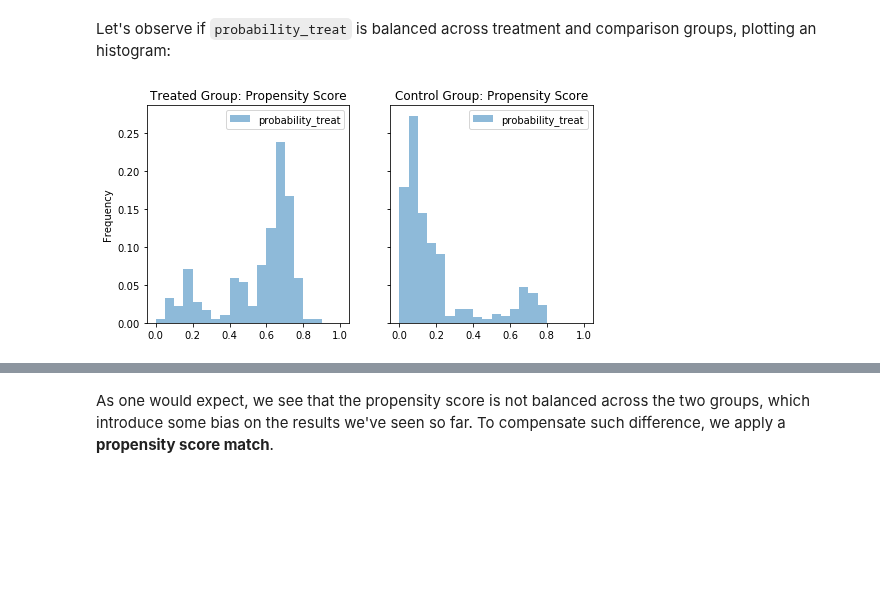
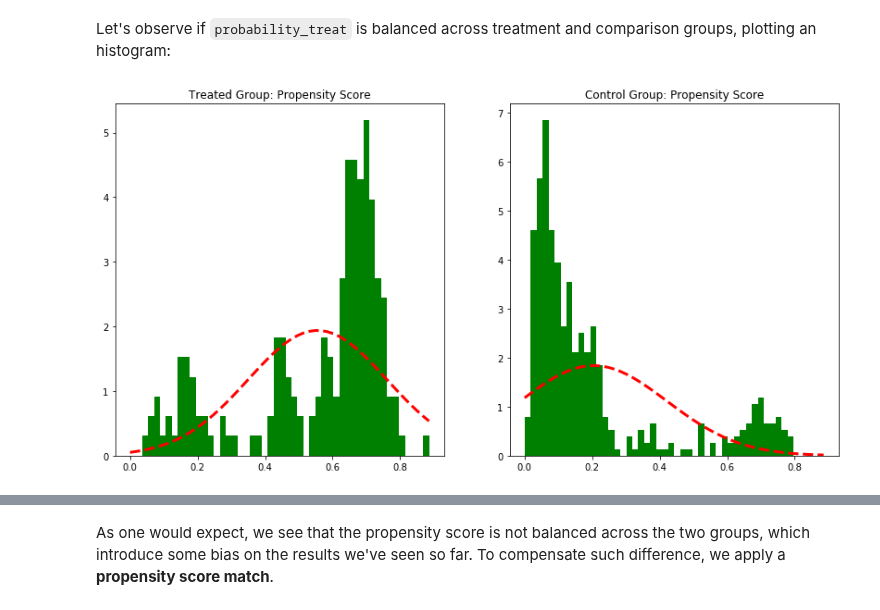
Before and after one commit to KhalilMrini/Revisiting-Arab-Spring, a Jupyter notebook: 04 - Applied ML/Homework4.ipynb, the cells around one changed output, grey strips where cells are left out. Cells and saved outputs as stored; diff of their text form; code cells hidden in the pictures; blank space fills up the shorter version.

Commit message:
Updated distribution visualization with Khalid's function

```diff
--- a/04 - Applied ML/Homework4.ipynb
+++ b/04 - Applied ML/Homework4.ipynb
@@ -32,6 +32,10 @@ from sklearn.model_selection import cross_val_predict
 from sklearn.model_selection import cross_val_score
 from scipy import stats
 import seaborn as sns
+from scipy.stats import norm
+import matplotlib.mlab as mlab
+from pylab import rcParams
+rcParams['figure.figsize'] = 14, 7
 %matplotlib inline
 
 pd.options.mode.chained_assignment = None  # default='warn'
@@ -144,7 +148,7 @@ def plot_distribution(features, title1, title2, df1=treated, df2=control, bins=5
     #fig, axes = plt.subplots(1, 2, figsize=(10, 5), sharex=True, sharey = True);
 
     treated_values = [df1[feature] for feature in features]
-    non_treated_values = [df1[feature] for feature in features]
+    non_treated_values = [df2[feature] for feature in features]
 
     colors = ['g','b', 'c','k', 'm', 'y', 'r']
     max_range = [max([max(treated_values[i]), max(non_treated_values[i])]) for i in range(len(features))]
@@ -396,9 +398,10 @@ df = df.reset_index()
 # %% [markdown]
 Let's observe if `probability_treat` is balanced across treatment and comparison groups, plotting an histogram:
 # %%
-plot_hist(df[(df.treat ==1)],df[(df.treat ==0)],['probability_treat'], 'Propensity Score', (0,1))
+plot_distribution(['probability_treat'], 'Treated Group: Propensity Score', 'Control Group: Propensity Score',
+                  df[(df.treat ==1)],df[(df.treat ==0)])
 # %% [output]
-[figure, old version]
+[figure, new version]
 # %%
 print('treated group mean: ', df[(df.treat ==1)].probability_treat.mean())
 print('control group mean: ', df[(df.treat ==0)].probability_treat.mean())
```
Also changed, not shown: parts of 15 cells of this notebook.
